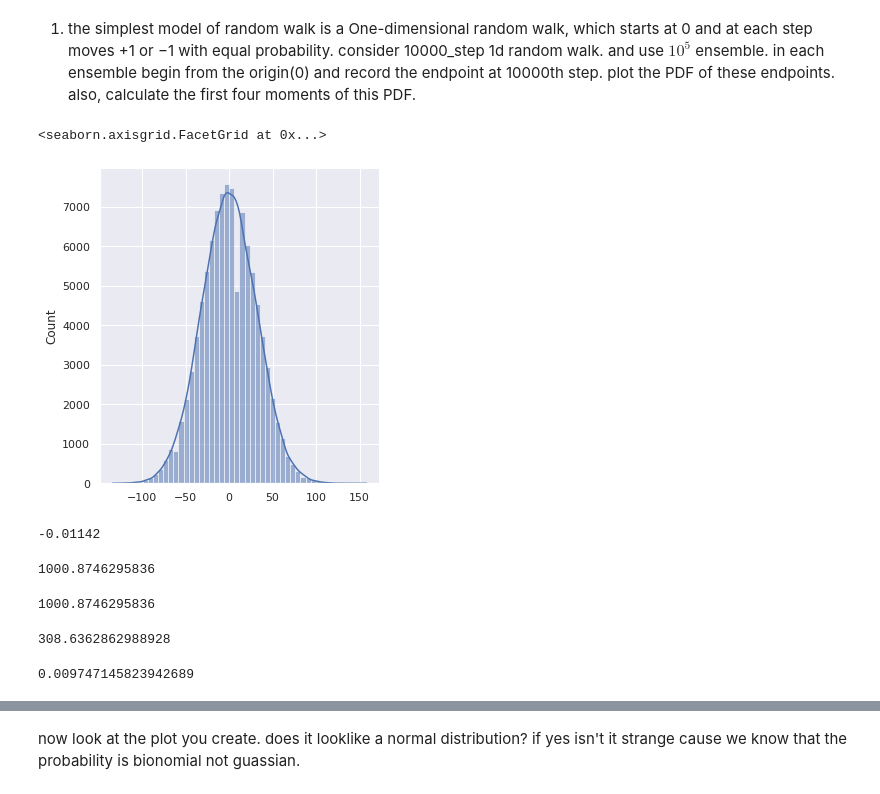
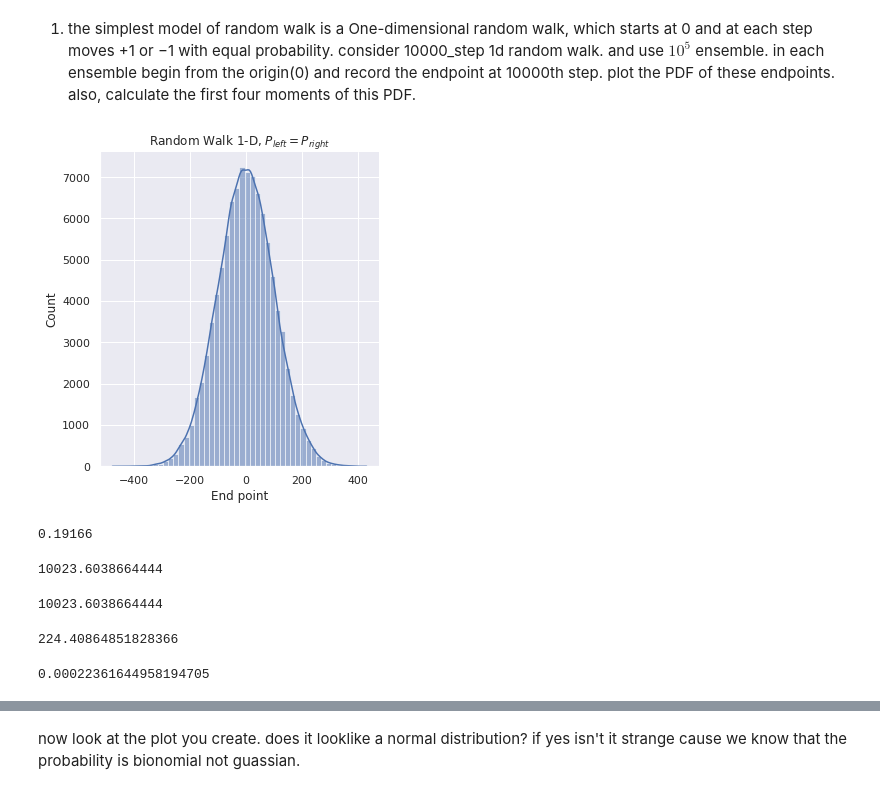
Before and after one commit to SBUDataAnalysis/hw2-MohiMozaffari, a Jupyter notebook: Data_Analysis_HW1.ipynb, the cells around one changed output, grey strips where cells are left out. Saved outputs shown, nothing was run; the diff lists cells and outputs as text; code cells hidden in the pictures.

Commit message:
Improve Random Walk and add titles for plots and add plot for Monty Hall

```diff
--- a/Data_Analysis_HW1.ipynb
+++ b/Data_Analysis_HW1.ipynb
@@ -15,51 +15,45 @@ import numpy as np
 import seaborn as sns
 import matplotlib.pyplot as plt
 import scipy
-# %%
-def RandomWalk(n, p):
-  rand = np.random.binomial(1, p, n)
-  start = 0
-  for i in rand:
-    if i == 1:
-      start += 1
-    else:
-      start -= 1
-  return start
-# %%
-ensemble = []
-for i in range(10**5):
-  e = RandomWalk(1000, 0.5)
-  ensemble.append(e)
+# %%
+def RandomWalk(step, ensemble, prob = 0.5):
+  rand = 2* np.random.binomial(1, prob, size = (ensemble, step)) -1
+  endpoint = rand.sum(axis =1)
+  return endpoint
+# %%
+end = RandomWalk(10000, 100000)
 # %%
 sns.set_theme()
-sns.displot(ensemble,bins = 50, kde=True)
+sns.displot(end,bins = 50, kde=True)
+plt.title(r"Random Walk 1-D, $P_{left} = P_{right}$")
+plt.xlabel('End point')
+plt.show()
 # %% [output]
-<seaborn.axisgrid.FacetGrid at 0x...>
-[figure, old version]
+[figure, new version]
 # %%
 #1st moment and mean
-np.array(ensemble).mean()
+np.array(end).mean()
 # %% [output]
--0.01142
+0.19166
 # %%
 #2nd moment
-scipy.stats.moment(ensemble, moment=2)
+scipy.stats.moment(end, moment=2)
 # %% [output]
-1000.8746295836
+10023.6038664444
 # %%
 #variance
-np.array(ensemble).var()
+np.array(end).var()
 # %% [output]
-1000.8746295836
+10023.6038664444
 # %%
 #3rd moment
-scipy.stats.moment(ensemble, moment=3)
+scipy.stats.moment(end, moment=3)
 # %% [output]
-308.6362862988928
+224.40864851828366
 # %%
 #skewness
-scipy.stats.skew(ensemble)
+scipy.stats.skew(end)
 # %% [output]
-0.009747145823942689
+0.00022361644958194705
 # %%
 #4th moment
```
Also changed, not shown: parts of 30 cells of this notebook.
